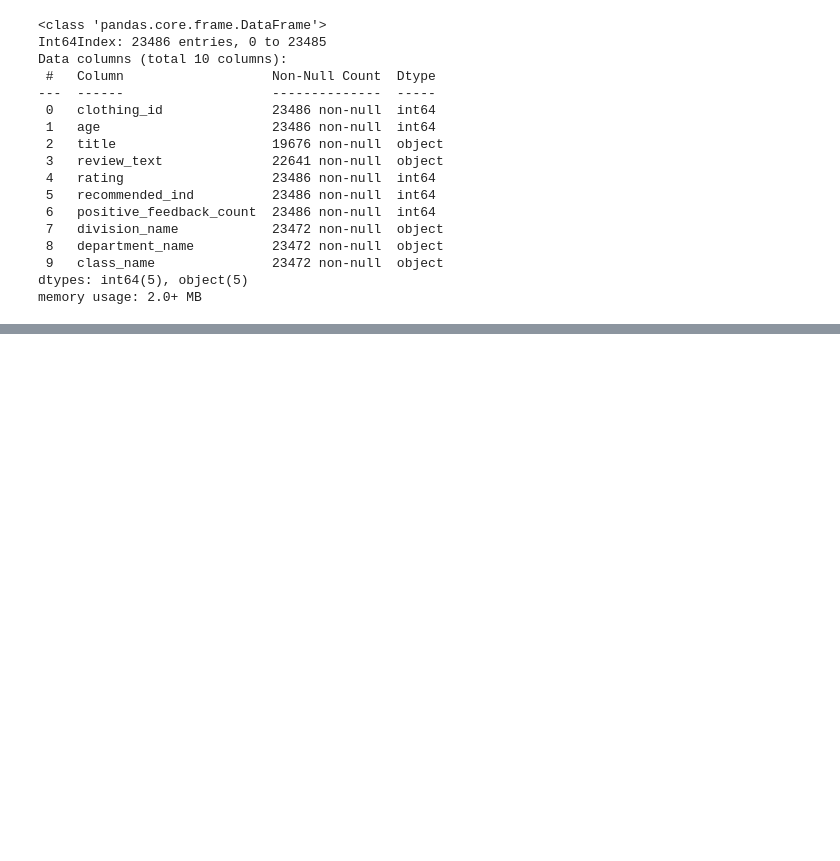
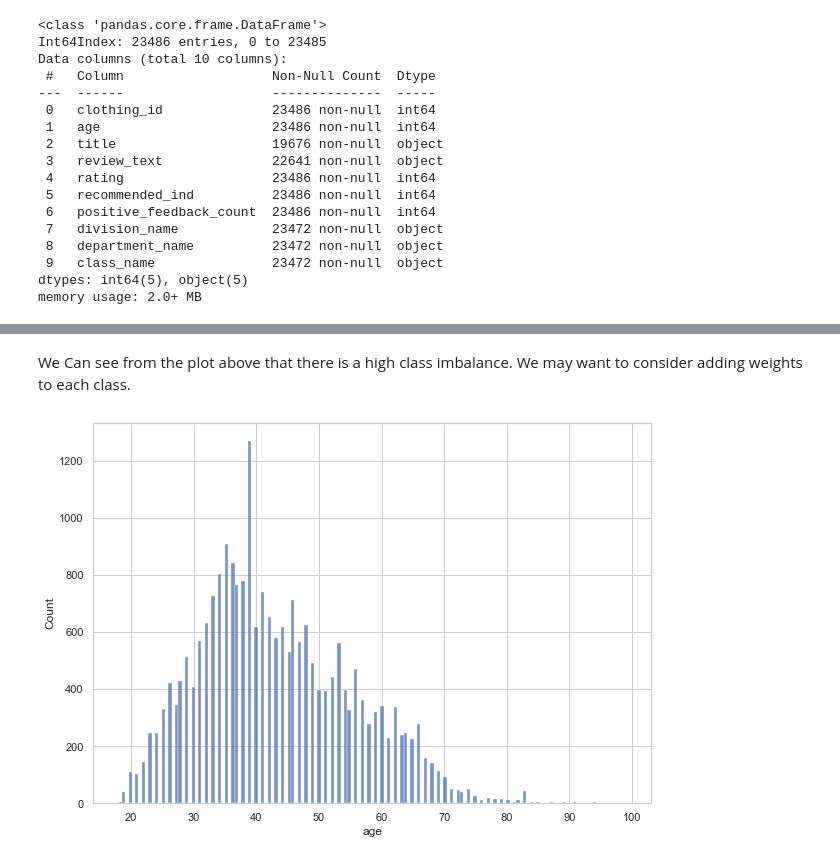
Before and after one commit to erickdacohen/ml-python-projects, a Jupyter notebook: ecommerce-dataset/notebooks/01-ecommerce.ipynb, the cells around one changed output, grey strips where cells are left out. Cells and saved outputs as stored; diff of their text form; code cells hidden in the pictures; blank space fills up the shorter version.

```diff
--- a/ecommerce-dataset/notebooks/01-ecommerce.ipynb
+++ b/ecommerce-dataset/notebooks/01-ecommerce.ipynb
@@ -53,0 +70,10 @@ memory usage: 2.0+ MB
+# %% [markdown]
+We Can see from the plot above that there is a high class imbalance. We may want to consider adding weights to each class.
+# %%
+age_hist = sns.histplot(
+    x='age',
+    data=clothes_raw,
+    bins=round(math.sqrt((len(clothes_raw))))
+);
+# %% [output]
+[figure, added]
```
Also changed, not shown: parts of 7 cells of this notebook, 5 other files.
